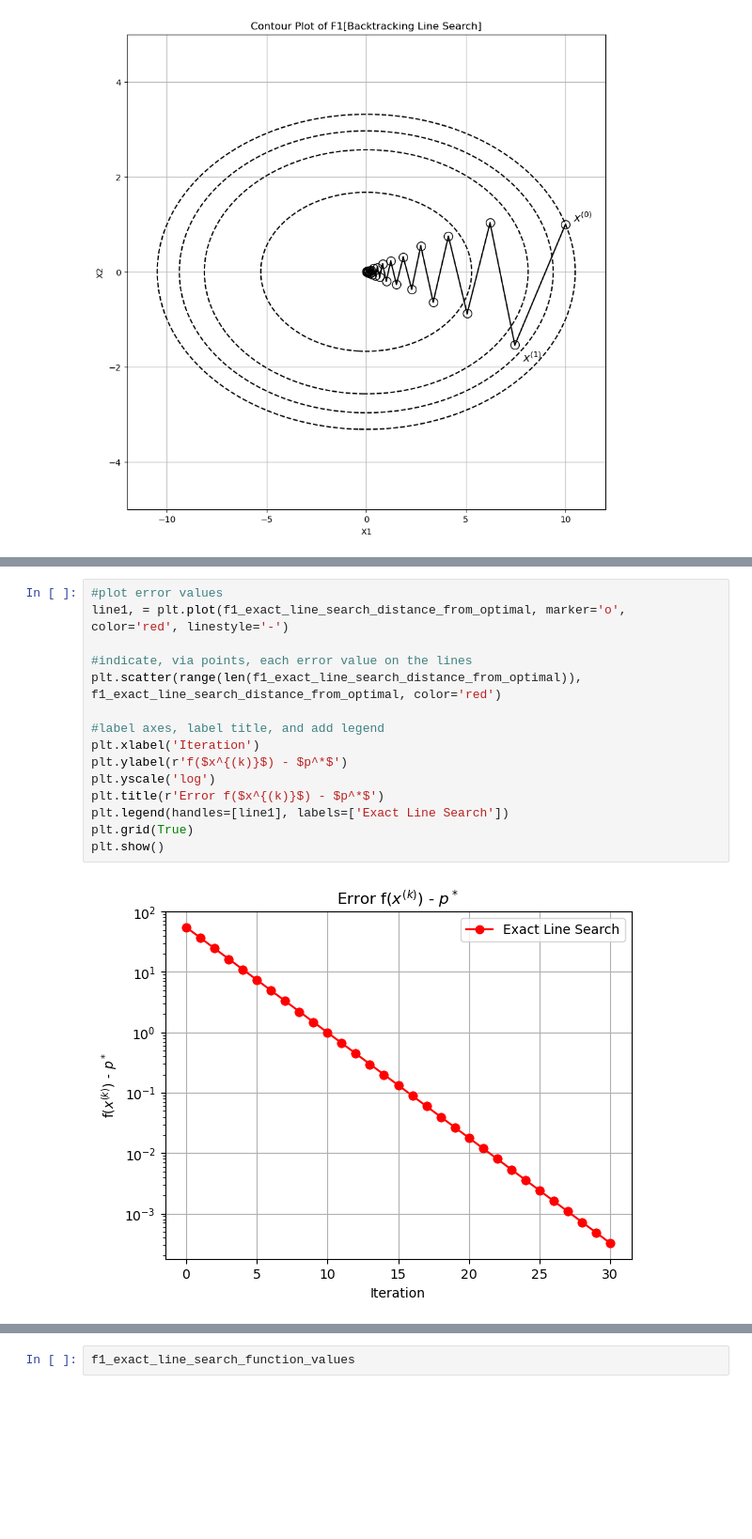
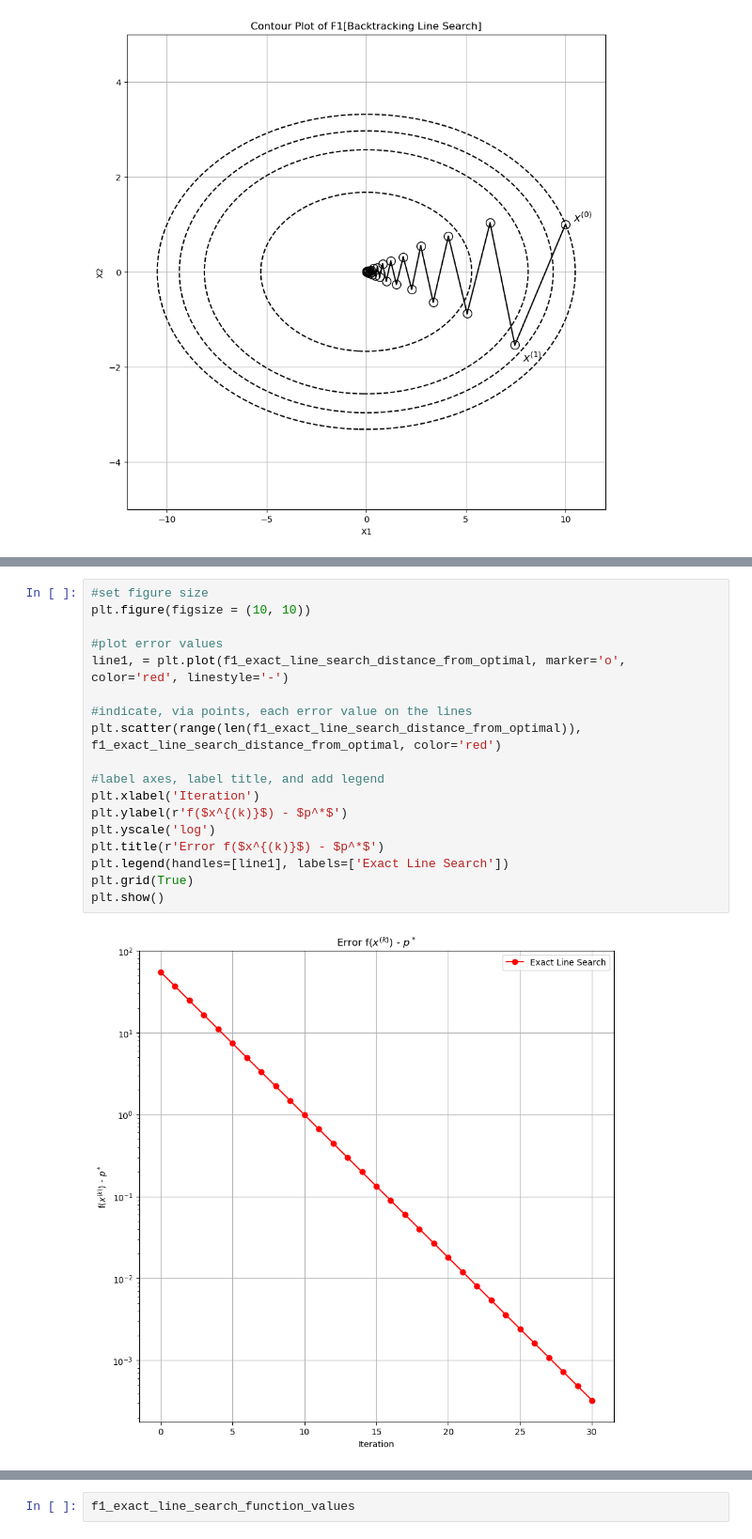
Before and after one commit to Ravi-Raghavan/ConvexOptimization, a Jupyter notebook: Homework #4 - Part 2.ipynb, the cells around one changed output, grey strips where cells are left out. Shown at 94% size. Saved outputs shown, nothing was run; the diff lists cells and outputs as text; blank space fills up the shorter version.

```diff
--- a/Homework #4 - Part 2.ipynb
+++ b/Homework #4 - Part 2.ipynb
@@ -385,18 +389,21 @@ plt.show()
 # %%
+#set figure size
+plt.figure(figsize = (10, 10))
+
 #plot error values
 line1, = plt.plot(f1_exact_line_search_distance_from_optimal, marker='o', color='red', linestyle='-')
 
 #indicate, via points, each error value on the lines
 plt.scatter(range(len(f1_exact_line_search_distance_from_optimal)), f1_exact_line_search_distance_from_optimal, color='red')
 
 #label axes, label title, and add legend
 plt.xlabel('Iteration')
 plt.ylabel(r'f($x^{(k)}$) - $p^*$')
 plt.yscale('log')
 plt.title(r'Error f($x^{(k)}$) - $p^*$')
 plt.legend(handles=[line1], labels=['Exact Line Search'])
 plt.grid(True)
 plt.show()
 # %% [output]
-[figure, old version]
+[figure, new version]
 # %%
```
Also changed, not shown: parts of 7 cells of this notebook.
